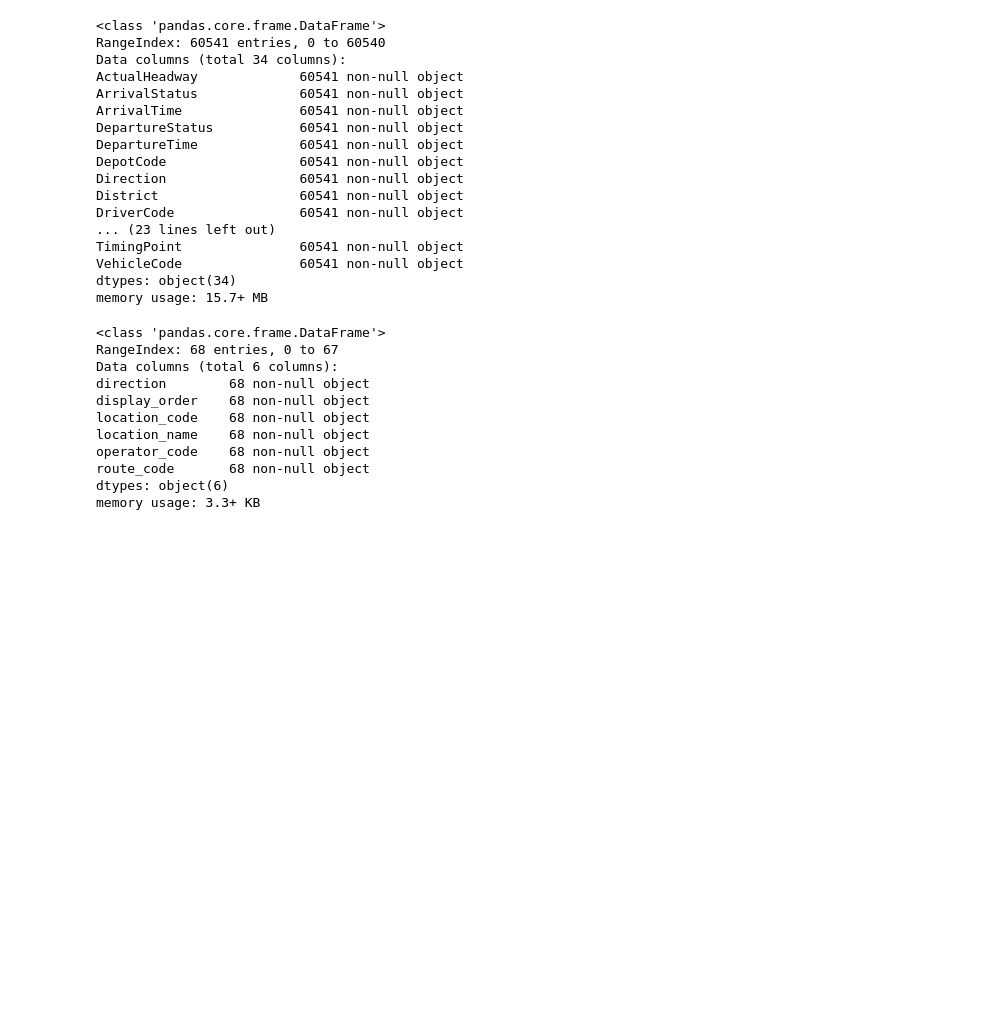
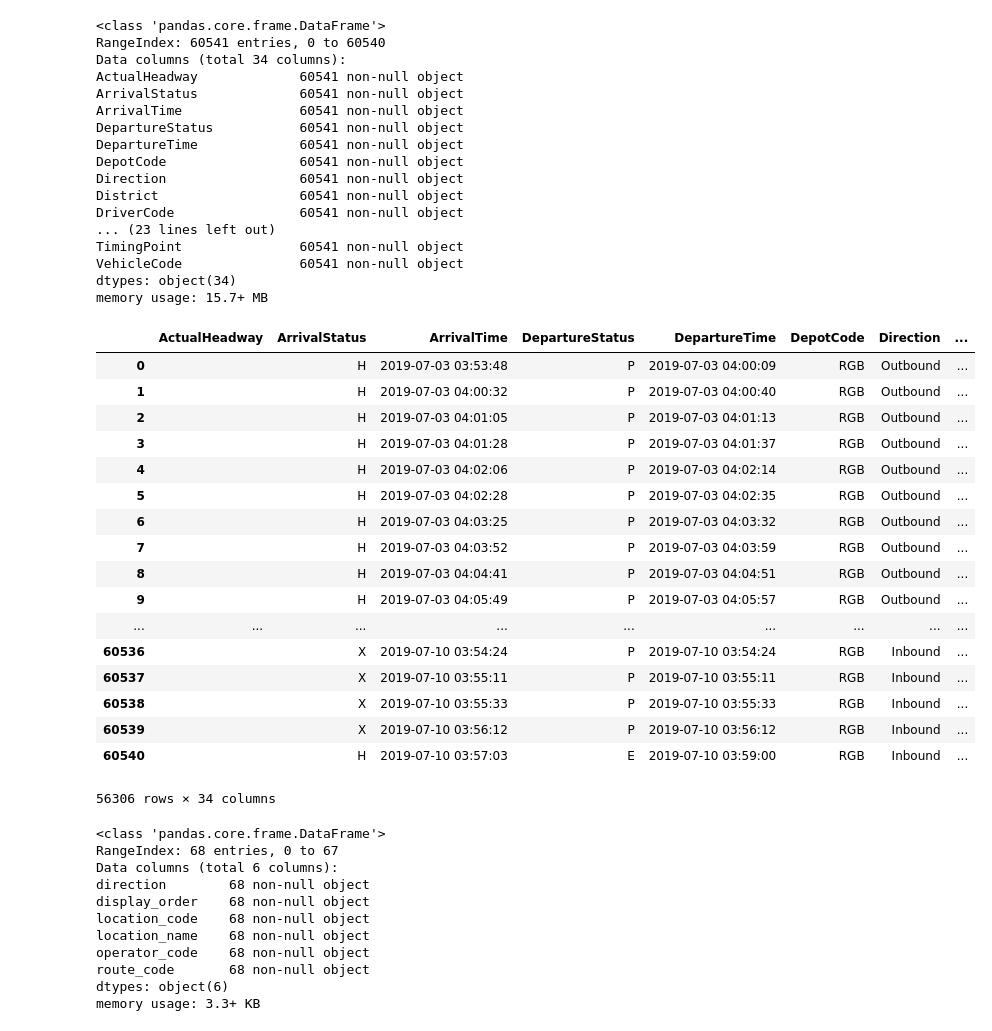
Before and after one commit to oracle-work-experience-reading-buses/data-science, a Jupyter notebook: Bus-Data.ipynb, the cells around one changed output. Drawn from its saved outputs; the diff is of its cells as text; code cells hidden in the pictures; blank space fills up the shorter version.

```diff
--- a/Bus-Data.ipynb
+++ b/Bus-Data.ipynb
@@ -136,6 +136,29 @@ TimingPoint               60541 non-null object
 VehicleCode               60541 non-null object
 dtypes: object(34)
 memory usage: 15.7+ MB
+# %%
+route_17_df_filter = route_17_df.loc[route_17_df.VehicleCode!='', :]
+# %%
+route_17_df_filter
+# %% [output]
+|  | ActualHeadway | ArrivalStatus | ArrivalTime | DepartureStatus | DepartureTime | DepotCode | Direction | ... |
+| 0 |  | H | 2019-07-03 03:53:48 | P | 2019-07-03 04:00:09 | RGB | Outbound | ... |
+| 1 |  | H | 2019-07-03 04:00:32 | P | 2019-07-03 04:00:40 | RGB | Outbound | ... |
+| 2 |  | H | 2019-07-03 04:01:05 | P | 2019-07-03 04:01:13 | RGB | Outbound | ... |
+| 3 |  | H | 2019-07-03 04:01:28 | P | 2019-07-03 04:01:37 | RGB | Outbound | ... |
+| 4 |  | H | 2019-07-03 04:02:06 | P | 2019-07-03 04:02:14 | RGB | Outbound | ... |
+| 5 |  | H | 2019-07-03 04:02:28 | P | 2019-07-03 04:02:35 | RGB | Outbound | ... |
+| 6 |  | H | 2019-07-03 04:03:25 | P | 2019-07-03 04:03:32 | RGB | Outbound | ... |
+| 7 |  | H | 2019-07-03 04:03:52 | P | 2019-07-03 04:03:59 | RGB | Outbound | ... |
+| 8 |  | H | 2019-07-03 04:04:41 | P | 2019-07-03 04:04:51 | RGB | Outbound | ... |
+| 9 |  | H | 2019-07-03 04:05:49 | P | 2019-07-03 04:05:57 | RGB | Outbound | ... |
+| ... | ... | ... | ... | ... | ... | ... | ... | ... |
+| 60536 |  | X | 2019-07-10 03:54:24 | P | 2019-07-10 03:54:24 | RGB | Inbound | ... |
+| 60537 |  | X | 2019-07-10 03:55:11 | P | 2019-07-10 03:55:11 | RGB | Inbound | ... |
+| 60538 |  | X | 2019-07-10 03:55:33 | P | 2019-07-10 03:55:33 | RGB | Inbound | ... |
+| 60539 |  | X | 2019-07-10 03:56:12 | P | 2019-07-10 03:56:12 | RGB | Inbound | ... |
+| 60540 |  | H | 2019-07-10 03:57:03 | E | 2019-07-10 03:59:00 | RGB | Inbound | ... |
+56306 rows × 34 columns
 # %%
 route_17_stops_df = pd.DataFrame(route_17_stops)
 # %%
```
Also changed, not shown: parts of 8 cells of this notebook, 1 other file.
